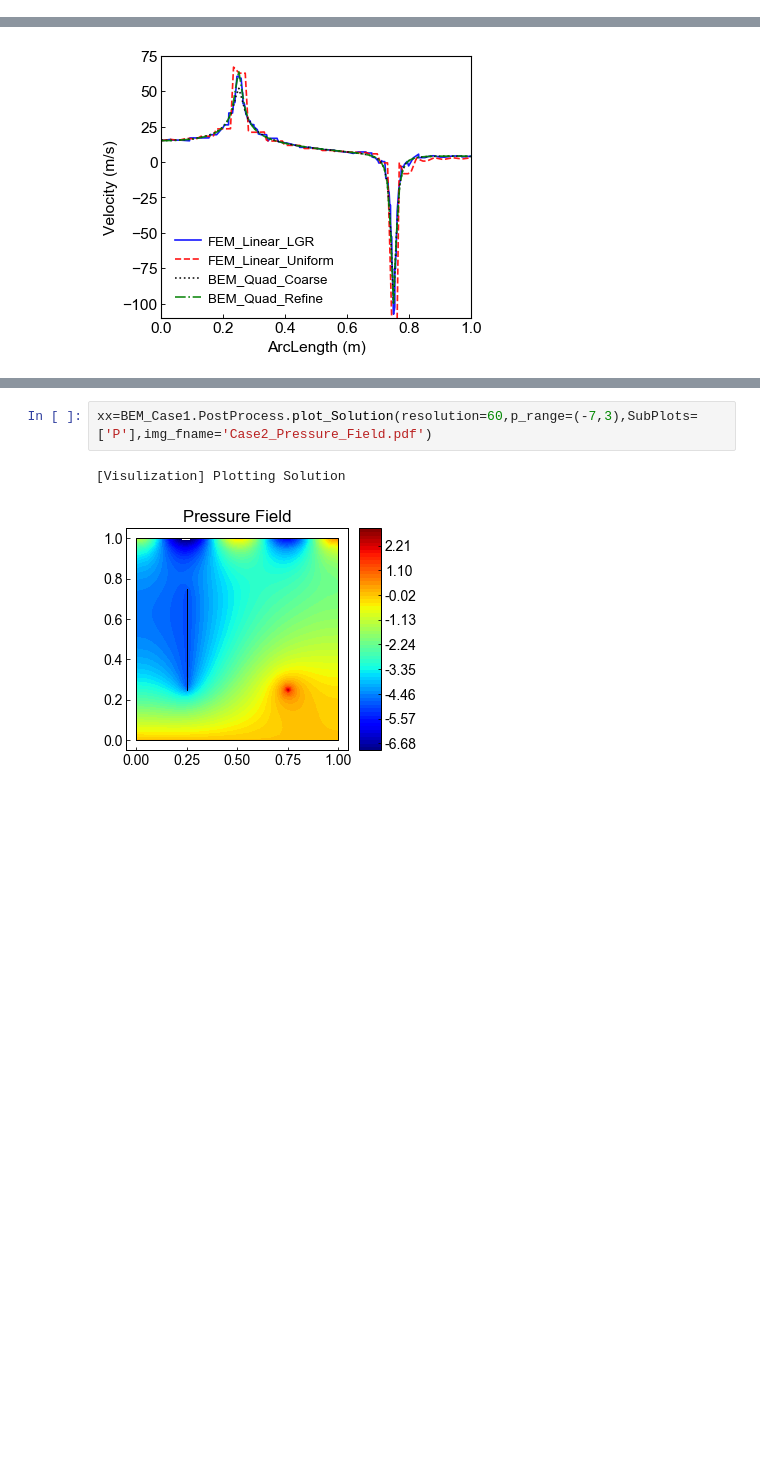
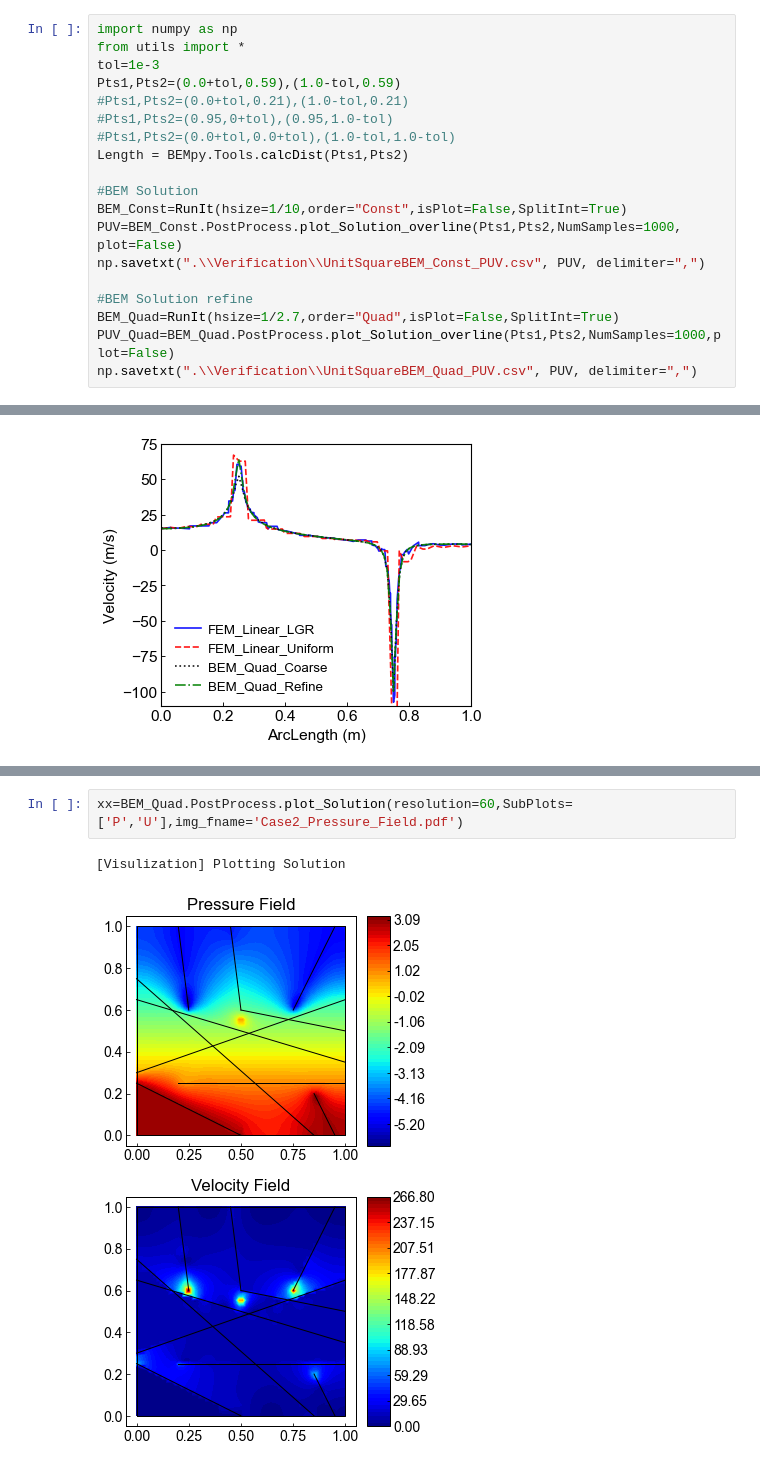
Before and after one commit to BinWang0213/PyDFN3D, a Jupyter notebook: Examples/Unit_Square_Sources.ipynb, the cells around one changed output, grey strips where cells are left out. Cells and saved outputs as stored; diff of their text form; blank space fills up the shorter version.

```diff
--- a/Examples/Unit_Square_Sources.ipynb
+++ b/Examples/Unit_Square_Sources.ipynb
@@ -114,0 +178,19 @@ np.savetxt(".\\Verification\\UnitSquareBEM97_PUV.csv", PUV, delimiter=",")
+# %%
+import numpy as np
+from utils import *
+tol=1e-3
+Pts1,Pts2=(0.0+tol,0.59),(1.0-tol,0.59)
+#Pts1,Pts2=(0.0+tol,0.21),(1.0-tol,0.21)
+#Pts1,Pts2=(0.95,0+tol),(0.95,1.0-tol)
+#Pts1,Pts2=(0.0+tol,0.0+tol),(1.0-tol,1.0-tol)
+Length = BEMpy.Tools.calcDist(Pts1,Pts2)
+
+#BEM Solution
+BEM_Const=RunIt(hsize=1/10,order="Const",isPlot=False,SplitInt=True)
+PUV=BEM_Const.PostProcess.plot_Solution_overline(Pts1,Pts2,NumSamples=1000, plot=False)
+np.savetxt(".\\Verification\\UnitSquareBEM_Const_PUV.csv", PUV, delimiter=",")
+
+#BEM Solution refine
+BEM_Quad=RunIt(hsize=1/2.7,order="Quad",isPlot=False,SplitInt=True)
+PUV_Quad=BEM_Quad.PostProcess.plot_Solution_overline(Pts1,Pts2,NumSamples=1000,plot=False)
+np.savetxt(".\\Verification\\UnitSquareBEM_Quad_PUV.csv", PUV, delimiter=",")
@@ -199,5 +556,5 @@ plotTables(X=ArcLength,Y=Velocity, DataNames=DataSetName,
 # %%
-xx=BEM_Case1.PostProcess.plot_Solution(resolution=60,p_range=(-7,3),SubPlots=['P'],img_fname='Case2_Pressure_Field.pdf')
+xx=BEM_Quad.PostProcess.plot_Solution(resolution=60,SubPlots=['P','U'],img_fname='Case2_Pressure_Field.pdf')
 # %% [output]
 [Visulization] Plotting Solution
-[figure, old version]
+[figure, new version]
```
Also changed, not shown: parts of 22 cells of this notebook, 37 other files.
